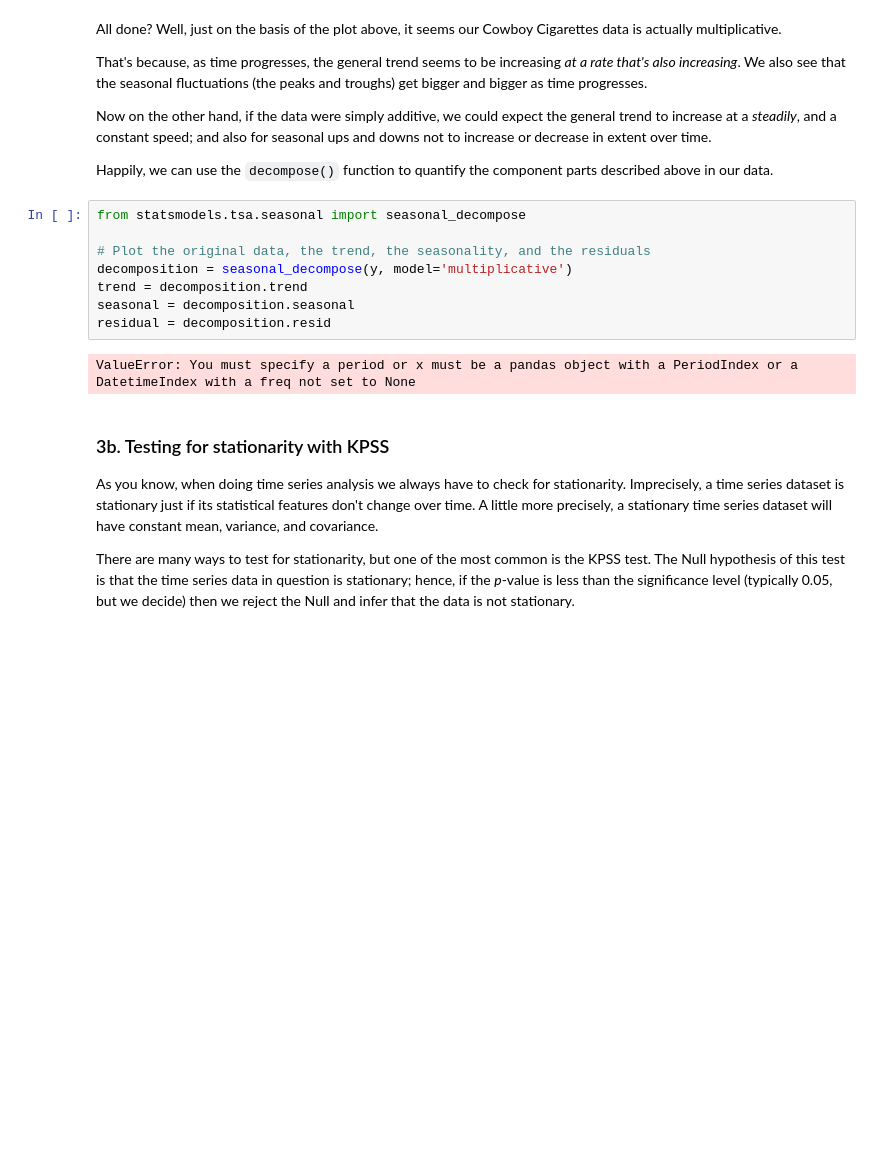
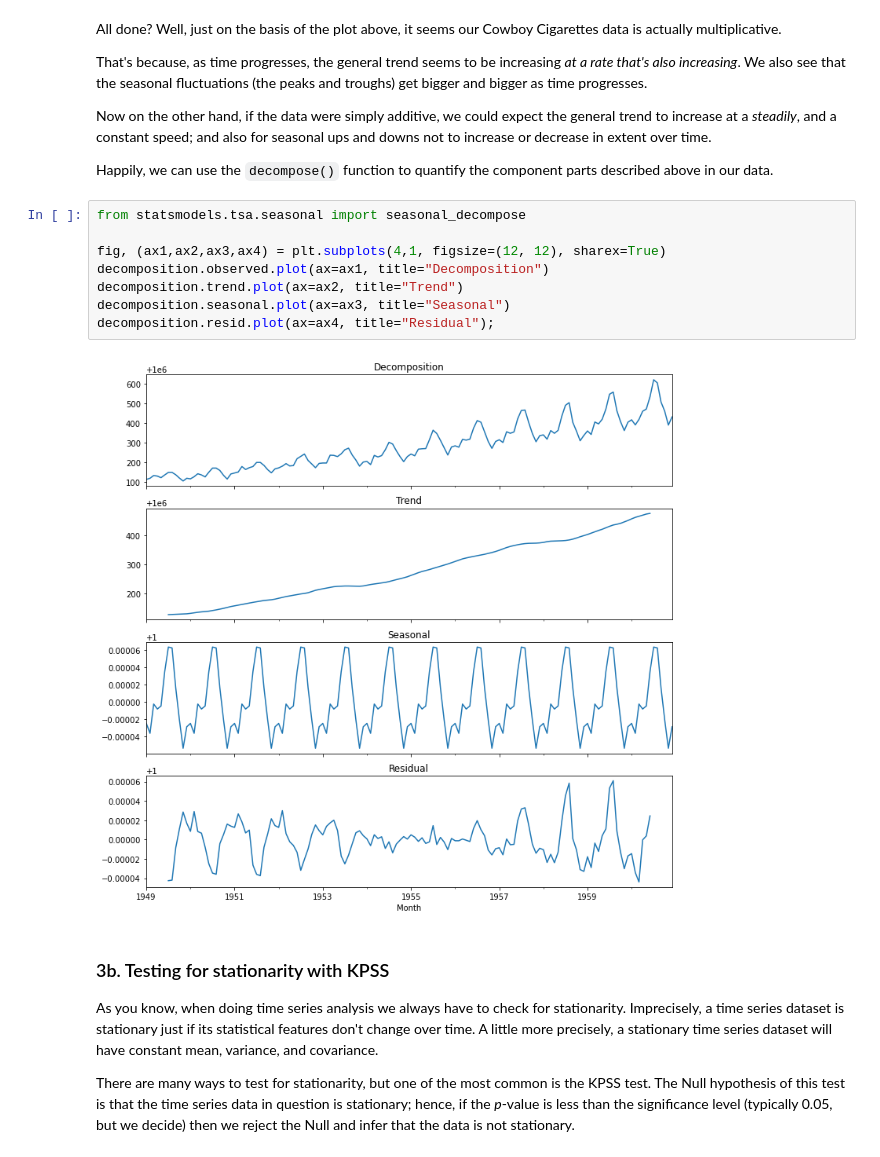
Before and after one commit to evanwmeeks/Springboard, a Jupyter notebook: Case Study - Cowboys and Cigarettes/Cowboy Cigarettes Case Study - Tier 3.ipynb, the cells around one changed output. Cells and saved outputs as stored; diff of their text form; blank space fills up the shorter version.

```diff
--- a/Case Study - Cowboys and Cigarettes/Cowboy Cigarettes Case Study - Tier 3.ipynb
+++ b/Case Study - Cowboys and Cigarettes/Cowboy Cigarettes Case Study - Tier 3.ipynb
@@ -225,16 +237,16 @@ That's because, as time progresses, the general trend seems to be increasing *at
 Now on the other hand, if the data were simply additive, we could expect the general trend to increase at a *steadily*, and a constant speed; and also for seasonal ups and downs not to increase or decrease in extent over time.
 
 Happily, we can use the `decompose()` function to quantify the component parts described above in our data.
-# %%
-from statsmodels.tsa.seasonal import seasonal_decompose
-
-# Plot the original data, the trend, the seasonality, and the residuals
-decomposition = seasonal_decompose(y, model='multiplicative')
-trend = decomposition.trend
-seasonal = decomposition.seasonal
-residual = decomposition.resid
-# %% [output]
-ValueError: You must specify a period or x must be a pandas object with a PeriodIndex or a DatetimeIndex with a freq not set to None
+# %%
+from statsmodels.tsa.seasonal import seasonal_decompose
+
+fig, (ax1,ax2,ax3,ax4) = plt.subplots(4,1, figsize=(12, 12), sharex=True)
+decomposition.observed.plot(ax=ax1, title="Decomposition")
+decomposition.trend.plot(ax=ax2, title="Trend")
+decomposition.seasonal.plot(ax=ax3, title="Seasonal")
+decomposition.resid.plot(ax=ax4, title="Residual");
+# %% [output]
+[figure, added]
 # %% [markdown]
 ### 3b. Testing for stationarity with KPSS
 As you know, when doing time series analysis we always have to check for stationarity. Imprecisely, a time series dataset is stationary just if its statistical features don't change over time. A little more precisely, a stationary time series dataset will have constant mean, variance, and covariance.
```
Also changed, not shown: parts of 27 cells of this notebook.
